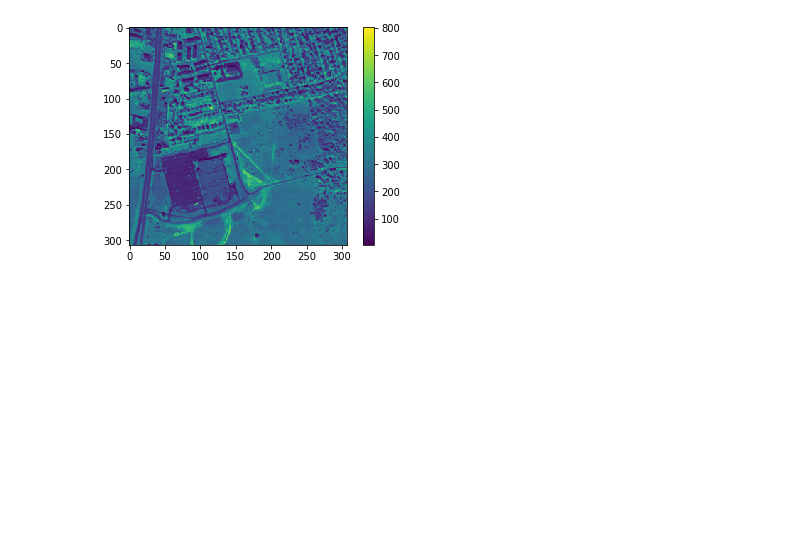
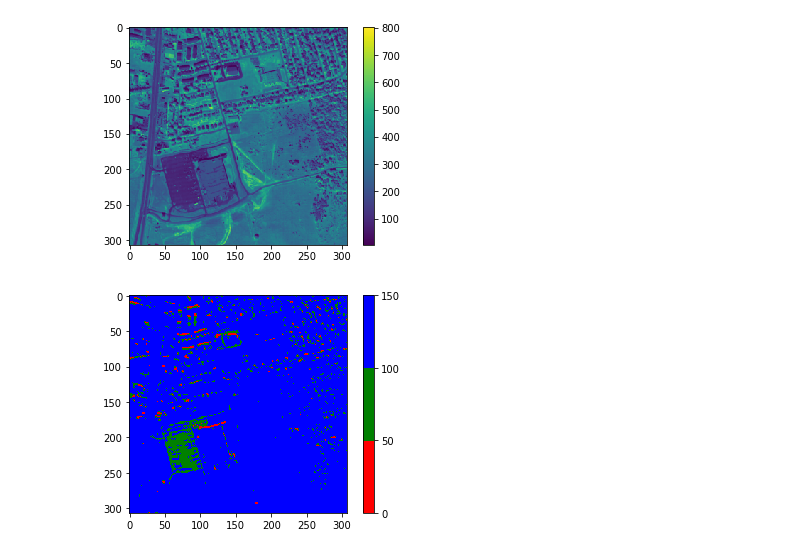
Before and after one commit to MrRedbloX/M1_INFO, a Jupyter notebook: INF2249_AlgorithmiqueDonnees/TP1/TP1.ipynb, the cells around one changed output. Cells and saved outputs as stored; diff of their text form; code cells hidden in the pictures; blank space fills up the shorter version.

```diff
--- a/INF2249_AlgorithmiqueDonnees/TP1/TP1.ipynb
+++ b/INF2249_AlgorithmiqueDonnees/TP1/TP1.ipynb
@@ -287,3 +289,19 @@ def displaySpecBand(mat,band):
 displaySpecBand(mat,100)
 # %% [output]
 [figure]
+# %%
+cmap = colors.ListedColormap(['red', 'green', 'blue'])
+bounds = [0,50,100,150]
+
+def displaySpecBandCmap(mat,band,cmap,bounds):
+    res = getSpecBand(mat,band)
+    norm = colors.BoundaryNorm(bounds, cmap.N)
+    if type(res) != bool:
+        plt.imshow(res,cmap=cmap, norm=norm)
+        plt.colorbar()
+    else:
+        print("This band is not available")
+
+displaySpecBandCmap(mat,100,cmap,bounds)
+# %% [output]
+[figure, added]
```
Also changed, not shown: parts of 7 cells of this notebook.
